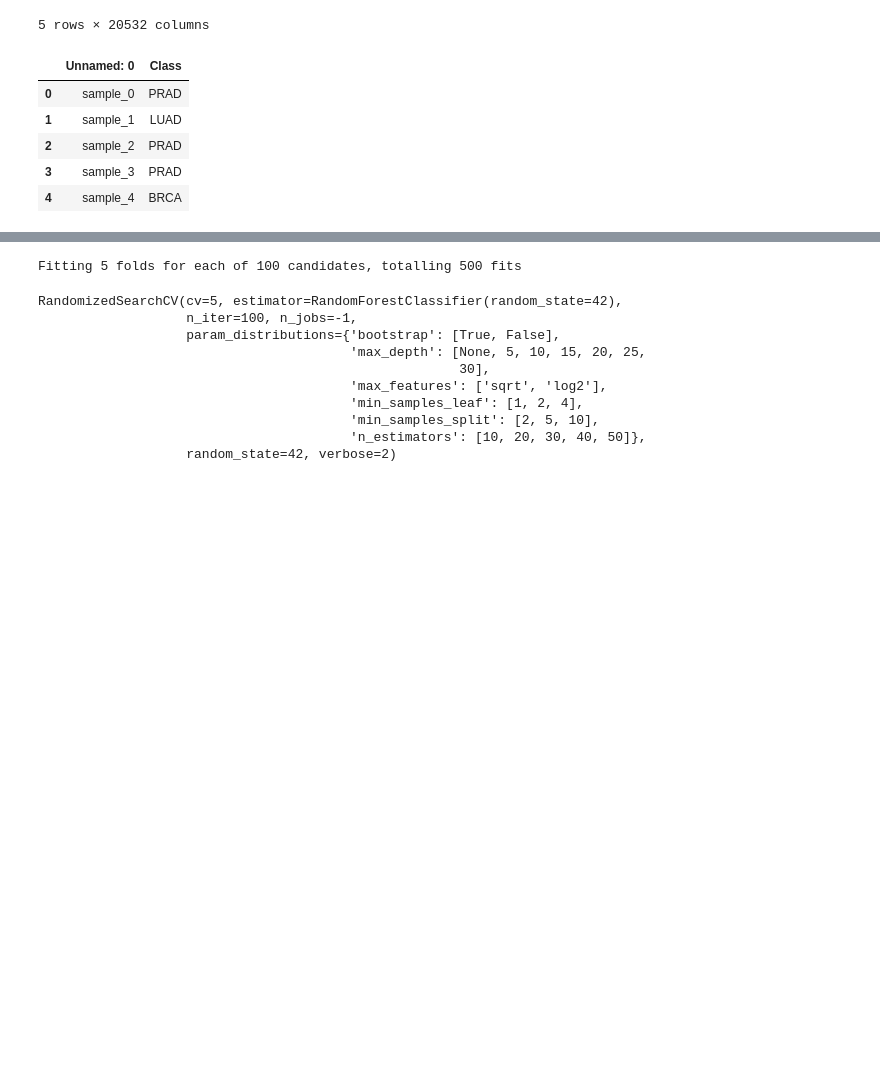
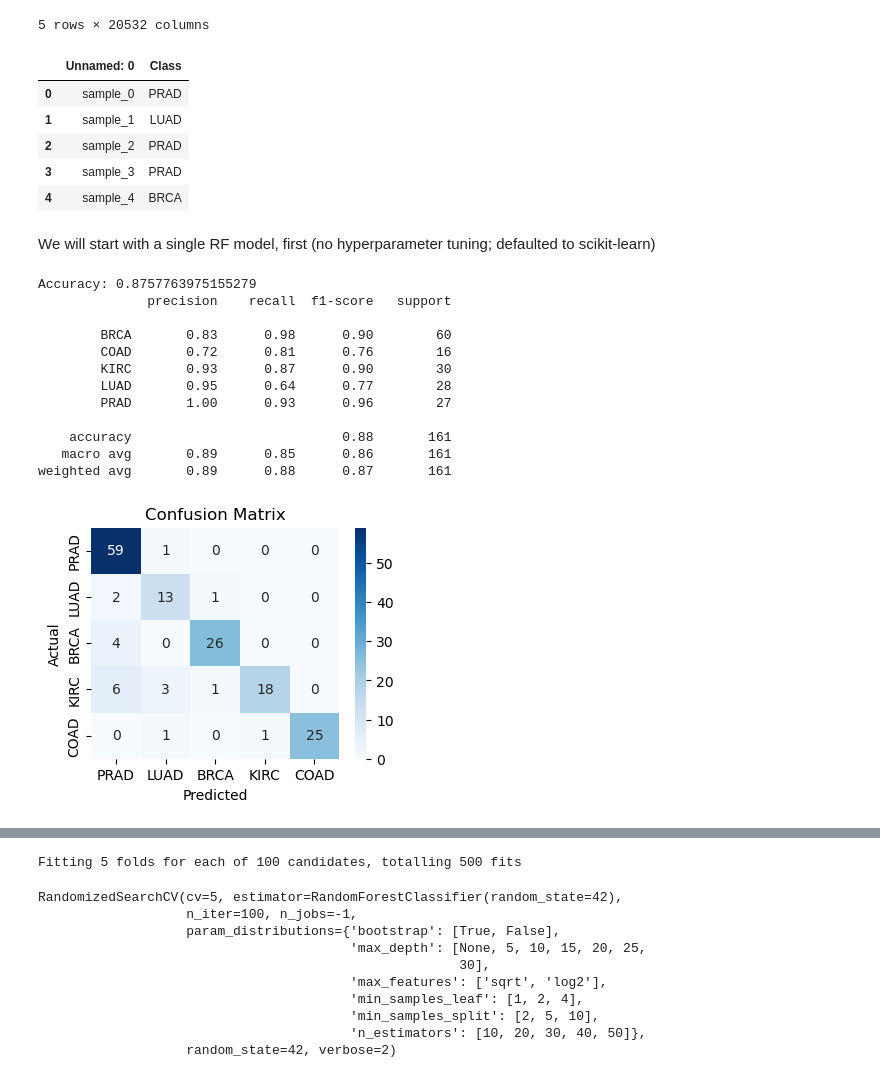
Before and after one commit to tirtharajdash/High-School-ML-Tutorial, a Jupyter notebook: RF.ipynb, the cells around one changed output, grey strips where cells are left out. Cells and saved outputs as stored; diff of their text form; code cells hidden in the pictures; blank space fills up the shorter version.

```diff
--- a/RF.ipynb
+++ b/RF.ipynb
@@ -44,3 +59,30 @@ y = df_y.iloc[:,1:]
 # %%
 # Stratified train-test split
 X_train, X_test, y_train, y_test = train_test_split(X, y, test_size=0.2, stratify=y, random_state=42)
+# %% [markdown]
+We will start with a single RF model, first (no hyperparameter tuning; defaulted to scikit-learn)
+# %%
+n_trees = 2
+rf_model = RandomForestClassifier(n_estimators=n_trees, random_state=42)
+
+# Fit to the training set
+rf_model.fit(X_train, y_train.values.ravel())
+
+# Predict on the test set
+y_pred = rf_model.predict(X_test)
+
+show_eval_metrics(y_test, y_pred)
+# %% [output]
+Accuracy: 0.8757763975155279
+              precision    recall  f1-score   support
+
+        BRCA       0.83      0.98      0.90        60
+        COAD       0.72      0.81      0.76        16
+        KIRC       0.93      0.87      0.90        30
+        LUAD       0.95      0.64      0.77        28
+        PRAD       1.00      0.93      0.96        27
+
+    accuracy                           0.88       161
+   macro avg       0.89      0.85      0.86       161
+weighted avg       0.89      0.88      0.87       161
+[figure, added]
```
Also changed, not shown: parts of 7 cells of this notebook, 1 other file.
